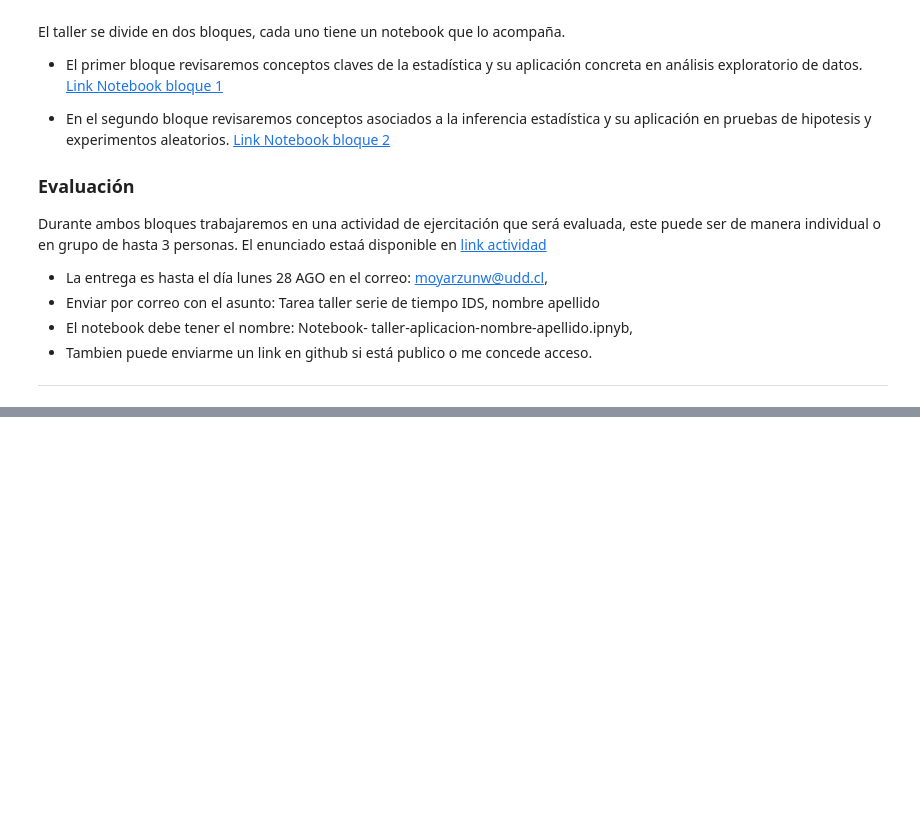
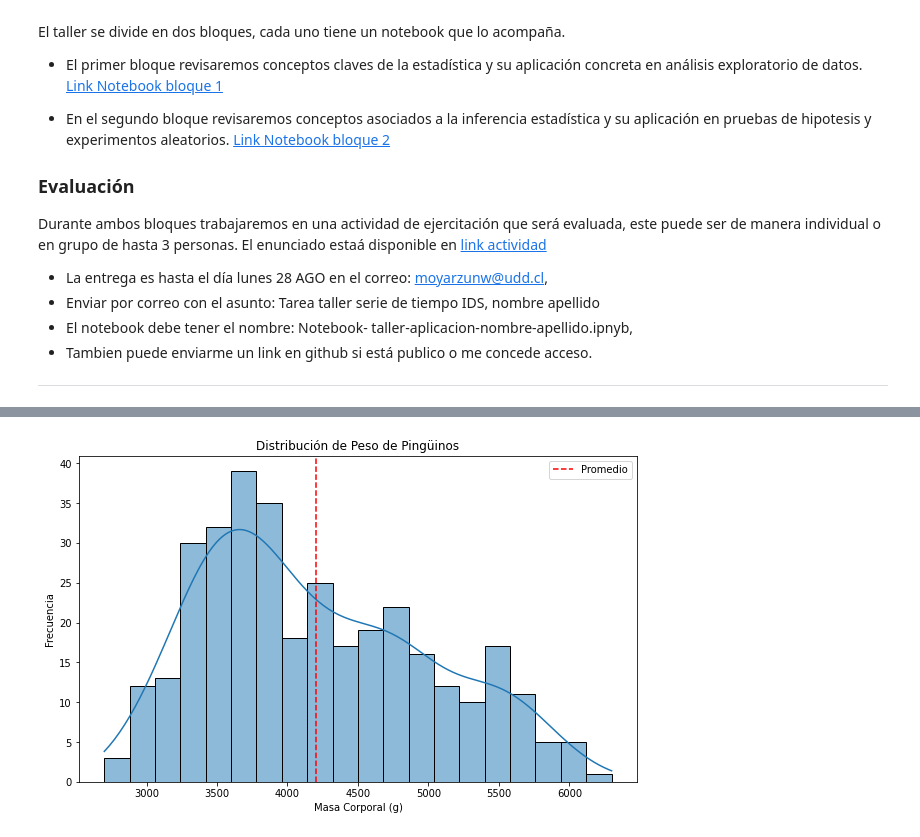
Before and after one commit to melanieoyarzun/taller_estadisticaDS, a Jupyter notebook: bloque2-tallerSTATSIDS_inferencia.ipynb, the cells around one changed output, grey strips where cells are left out. Drawn from its saved outputs; the diff is of its cells as text; code cells hidden in the pictures; blank space fills up the shorter version.

```diff
--- a/bloque2-tallerSTATSIDS_inferencia.ipynb
+++ b/bloque2-tallerSTATSIDS_inferencia.ipynb
@@ -34,0 +49,8 @@ Durante ambos bloques trabajaremos en una actividad de ejercitación que será e
+# %%
+import seaborn as sns
+import pandas as pd
+
+# Cargar el conjunto de datos "Penguins"
+penguins = sns.load_dataset("penguins")
+
+penguins.head()
@@ -34,0 +73,16 @@ Durante ambos bloques trabajaremos en una actividad de ejercitación que será e
+# %%
+
+# Calcular el promedio del peso de los pingüinos
+promedio_peso = penguins['body_mass_g'].mean()
+
+# Crear un histograma de la distribución del peso con el promedio
+plt.figure(figsize=(10, 6))
+sns.histplot(data=penguins, x='body_mass_g', bins=20, kde=True)
+plt.axvline(x=promedio_peso, color='red', linestyle='dashed', label='Promedio')
+plt.title('Distribución de Peso de Pingüinos')
+plt.xlabel('Masa Corporal (g)')
+plt.ylabel('Frecuencia')
+plt.legend()
+plt.show()
+# %% [output]
+[figure, added]
```
Also changed, not shown: parts of 25 cells of this notebook, 2 other files.
